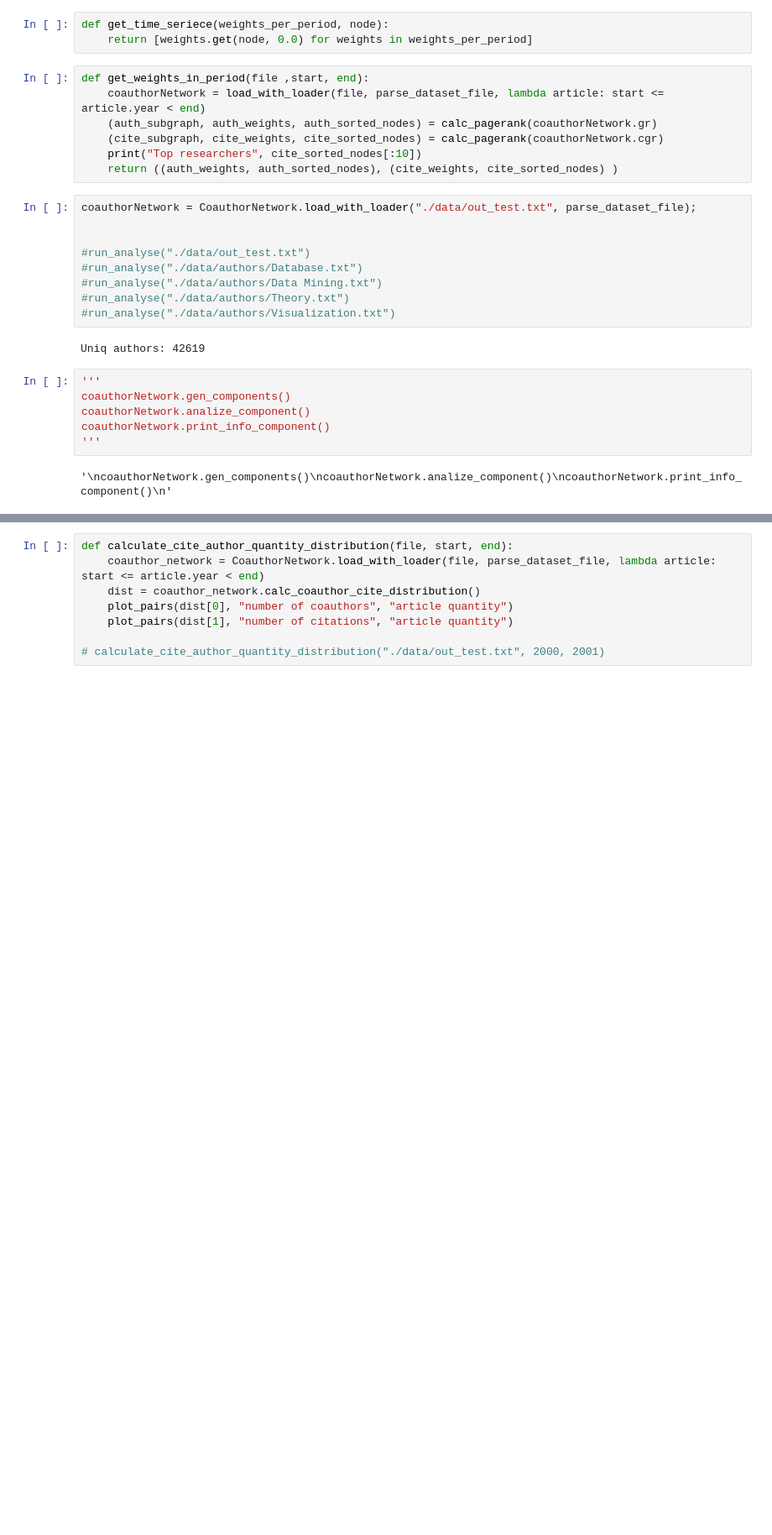
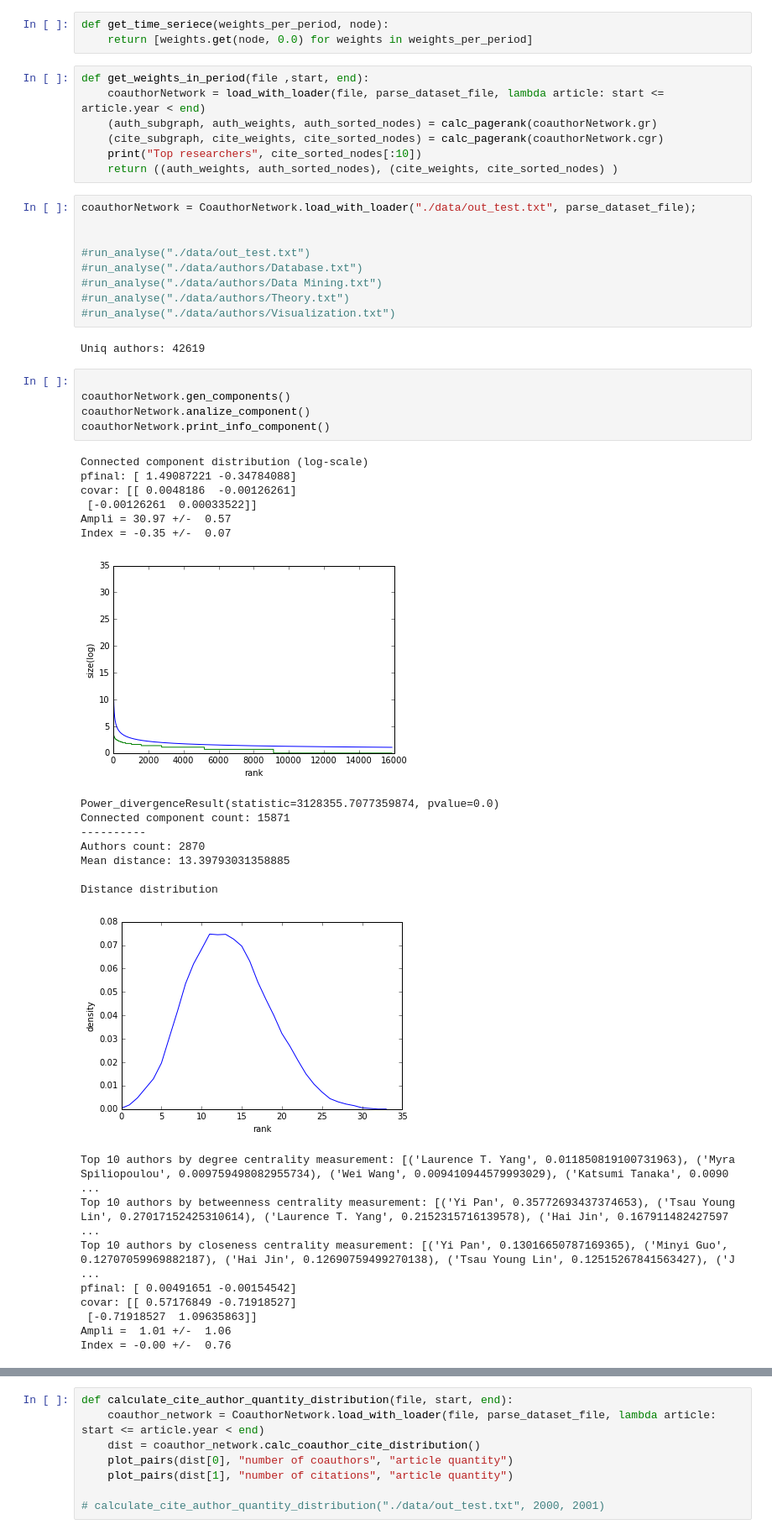
Before and after one commit to generall/citation_analisis, a Jupyter notebook: coauthors.ipynb, the cells around one changed output, grey strips where cells are left out. Shown at 84% size. Saved outputs shown, nothing was run; the diff lists cells and outputs as text; blank space fills up the shorter version.

```diff
--- a/coauthors.ipynb
+++ b/coauthors.ipynb
@@ -72,10 +72,31 @@ coauthorNetwork = CoauthorNetwork.load_with_loader("./data/out_test.txt", parse_
 # %% [output]
 Uniq authors: 42619
 # %%
-'''
+
 coauthorNetwork.gen_components()
 coauthorNetwork.analize_component()
 coauthorNetwork.print_info_component()
-'''
 # %% [output]
-'\ncoauthorNetwork.gen_components()\ncoauthorNetwork.analize_component()\ncoauthorNetwork.print_info_component()\n'
+Connected component distribution (log-scale)
+pfinal: [ 1.49087221 -0.34784088]
+covar: [[ 0.0048186  -0.00126261]
+ [-0.00126261  0.00033522]]
+Ampli = 30.97 +/-  0.57
+Index = -0.35 +/-  0.07
+[figure, added]
+Power_divergenceResult(statistic=3128355.7077359874, pvalue=0.0)
+Connected component count: 15871
+----------
+Authors count: 2870
+Mean distance: 13.39793031358885
+
+Distance distribution
+[figure, added]
+Top 10 authors by degree centrality measurement: [('Laurence T. Yang', 0.011850819100731963), ('Myra Spiliopoulou', 0.009759498082955734), ('Wei Wang', 0.009410944579993029), ('Katsumi Tanaka', 0.0090 ...
+Top 10 authors by betweenness centrality measurement: [('Yi Pan', 0.35772693437374653), ('Tsau Young Lin', 0.27017152425310614), ('Laurence T. Yang', 0.2152315716139578), ('Hai Jin', 0.167911482427597 ...
+Top 10 authors by closeness centrality measurement: [('Yi Pan', 0.13016650787169365), ('Minyi Guo', 0.12707059969882187), ('Hai Jin', 0.12690759499270138), ('Tsau Young Lin', 0.12515267841563427), ('J ...
+pfinal: [ 0.00491651 -0.00154542]
+covar: [[ 0.57176849 -0.71918527]
+ [-0.71918527  1.09635863]]
+Ampli =  1.01 +/-  1.06
+Index = -0.00 +/-  0.76
```
Also changed, not shown: parts of 4 cells of this notebook, 2 other files.
